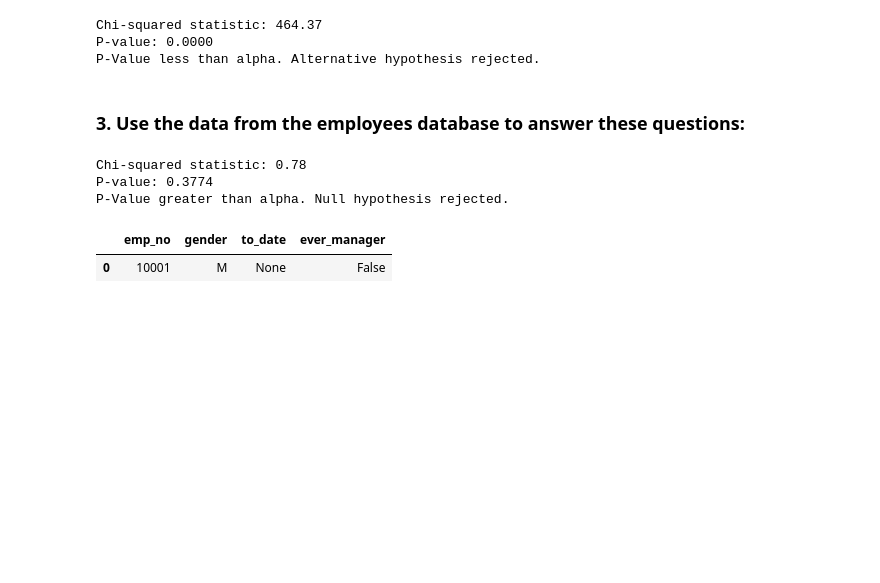
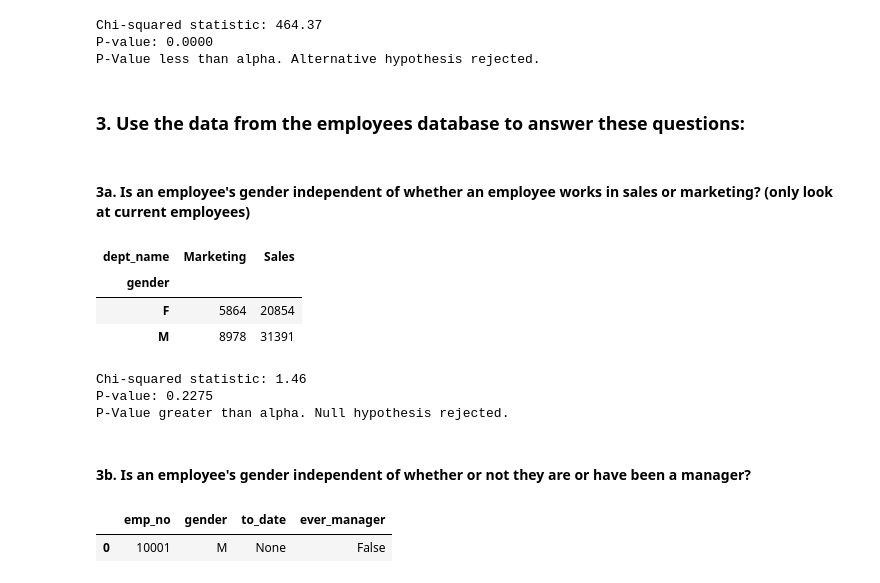
Before and after one commit to Zacharia-Schmitz/statistics-exercises, a Jupyter notebook: hypothesis_testing.ipynb, the cells around one changed output. Cells and saved outputs as stored; diff of their text form; code cells hidden in the pictures; blank space fills up the shorter version.

```diff
--- a/hypothesis_testing.ipynb
+++ b/hypothesis_testing.ipynb
@@ -845,4 +845,6 @@ import pandas as pd
 from env import db_url
 
 url = db_url('employees')
+# %% [markdown]
+#### 3a. Is an employee's gender independent of whether an employee works in sales or marketing? (only look at current employees)
 # %%
@@ -856,19 +861,23 @@ AND d.to_date > NOW();
 '''
 
 emp = pd.read_sql(query, url)
+# %%
+# 0.56919386
+
+contingency_table1
+# %% [output]
+| dept_name | Marketing | Sales |
+| gender |  |  |
+| F | 5864 | 20854 |
+| M | 8978 | 31391 |
 # %%
-# Is an employee's gender independent of whether an employee works in sales or marketing? (only look at current employees)
-
-# H0 (Null Hypothesis): There is no association between gender and working in sales or marketing.
-# Ha (Alternative Hypothesis): There is a statistically significant association between gender and working in sales or marketing.
-
 alpha = 0.05
 
 import pandas as pd
 from scipy.stats import chi2_contingency
 
 # Create a contingency table
-contingency_table = pd.crosstab(emp['gender'], emp['dept_name'])
+contingency_table1 = pd.crosstab(emp['gender'], emp['dept_name'])
 
 # Perform the chi-squared test
 chi2_stat, p_val, dof, expected = chi2_contingency(contingency_table)
@@ -882,7 +891,9 @@ if p_val > alpha:
 else:
     print('P-Value less than alpha. Alternative hypothesis rejected.')
 # %% [output]
-Chi-squared statistic: 0.78
-P-value: 0.3774
+Chi-squared statistic: 1.46
+P-value: 0.2275
 P-Value greater than alpha. Null hypothesis rejected.
+# %% [markdown]
+#### 3b. Is an employee's gender independent of whether or not they are or have been a manager?
 # %%
```
Also changed, not shown: parts of 2 cells of this notebook.
